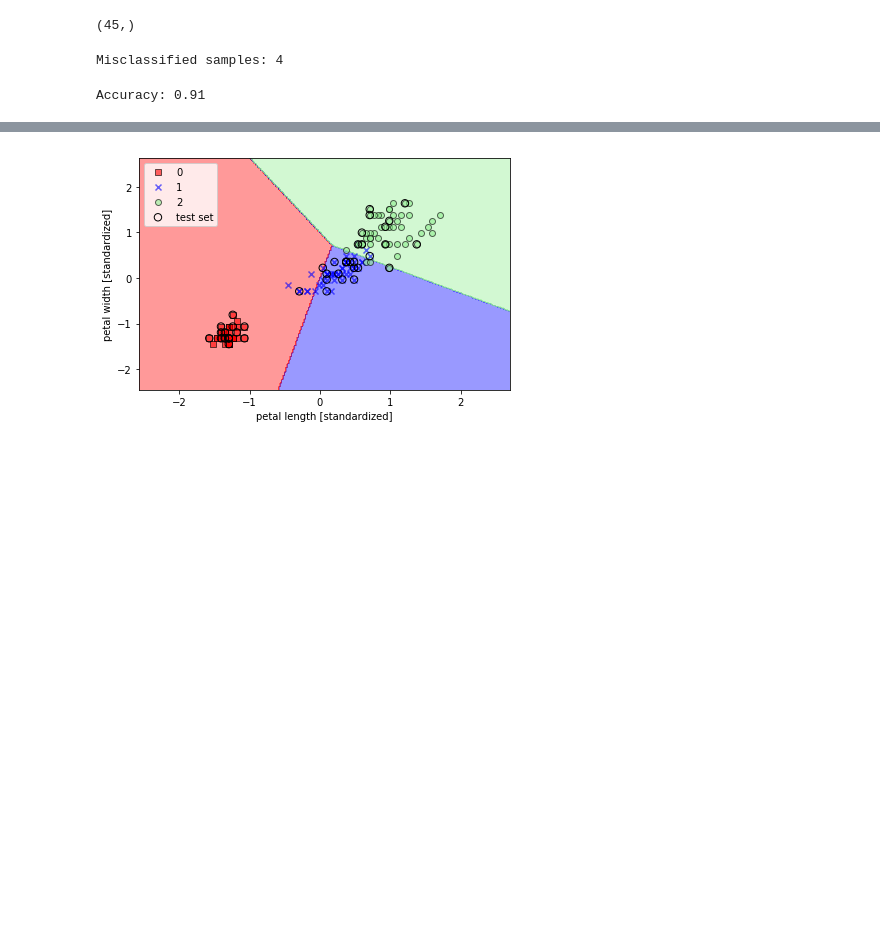
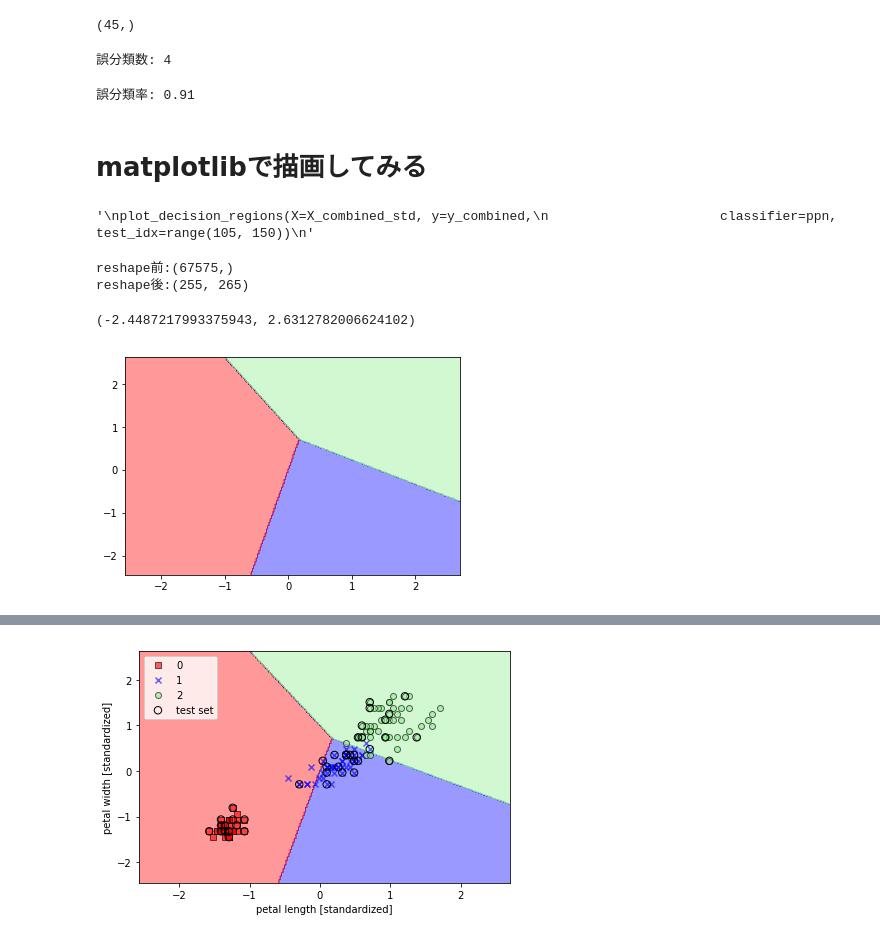
Before and after one commit to teruuuuuu/study_machine-learning, a Jupyter notebook: python_machine-learning/chap3/skitlearnSample.ipynb, the cells around one changed output, grey strips where cells are left out. Cells and saved outputs as stored; diff of their text form; code cells hidden in the pictures; blank space fills up the shorter version.

```diff
--- a/python_machine-learning/chap3/skitlearnSample.ipynb
+++ b/python_machine-learning/chap3/skitlearnSample.ipynb
@@ -48,12 +53,14 @@ y_test.shape
 (45,)
 # %%
 y_pred = ppn.predict(X_test_std)
-print('Misclassified samples: %d' % (y_test != y_pred).sum())
+print('誤分類数: %d' % (y_test != y_pred).sum())
 # %% [output]
-Misclassified samples: 4
+誤分類数: 4
 # %%
 from sklearn.metrics import accuracy_score
-
-print('Accuracy: %.2f' % accuracy_score(y_test, y_pred))
+#print('誤分類率: %.2f' % (1 - ((y_test != y_pred).sum() / len(y_test))))
+print('誤分類率: %.2f' % accuracy_score(y_test, y_pred))
 # %% [output]
-Accuracy: 0.91
+誤分類率: 0.91
+# %% [markdown]
+# matplotlibで描画してみる
@@ -59,0 +72,35 @@ Accuracy: 0.91
+# %%
+# モデル学習時に使用した標準化したテストデータを使用する
+X_combined_std = np.vstack((X_train_std, X_test_std))
+y_combined = np.hstack((y_train, y_test))
+# %% [output]
+'\nplot_decision_regions(X=X_combined_std, y=y_combined,\n                      classifier=ppn, test_idx=range(105, 150))\n'
+# %%
+# マーカー、背景色の初期化
+markers = ('s', 'x', 'o', '^', 'v')
+colors = ('red', 'blue', 'lightgreen', 'gray', 'cyan')
+cmap = ListedColormap(colors[:len(np.unique(y))])
+
+# テストデータの最大値、最小値を取得
+x1_min, x1_max = X_combined_std[:, 0].min() - 1, X_combined_std[:, 0].max() + 1
+x2_min, x2_max = X_combined_std[:, 1].min() - 1, X_combined_std[:, 1].max() + 1
+
+resolution = 0.02 # 0.02刻みで描画する
+classifier = ppn # 分類気に上記で学習したパーセプトロンを使用する
+# 指定した最大値、最小値に対してresolution刻みでグリッドデータ作成
+xx1, xx2 = np.meshgrid(np.arange(x1_min, x1_max, resolution),
+                       np.arange(x2_min, x2_max, resolution))
+# 背景色描画ように予測を実施
+Z = classifier.predict(np.array([xx1.ravel(), xx2.ravel()]).T)
+print("reshape前:" + str(Z.shape))
+# 描画しやすいようにZの構造を変更する
+Z = Z.reshape(xx1.shape)
+print("reshape後:" + str(Z.shape))
+plt.contourf(xx1, xx2, Z, alpha=0.4, cmap=cmap)
+plt.xlim(xx1.min(), xx1.max())
+plt.ylim(xx2.min(), xx2.max())
+# %% [output]
+reshape前:(67575,)
+reshape後:(255, 265)
+(-2.4487217993375943, 2.6312782006624102)
+[figure, added]
```
Also changed, not shown: parts of 53 cells of this notebook, 1 other file.
